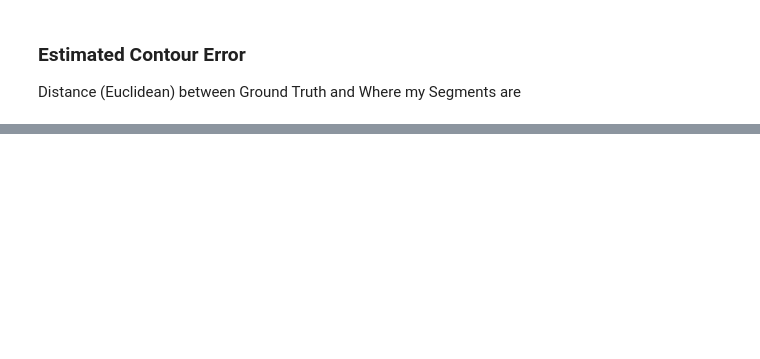
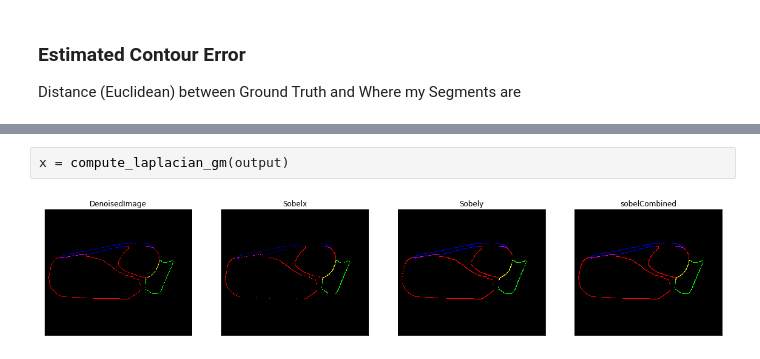
Before and after one commit to simasima121/relaynet_pytorch, a Jupyter notebook: Metrics.ipynb, the cells around one changed output, grey strips where cells are left out. Cells and saved outputs as stored; diff of their text form; blank space fills up the shorter version.

```diff
--- a/Metrics.ipynb
+++ b/Metrics.ipynb
@@ -339,0 +486,4 @@ Distance (Euclidean) between Ground Truth and Where my Segments are
+# %%
+x = compute_laplacian_gm(output)
+# %% [output]
+[figure, added]
```
Also changed, not shown: parts of 15 cells of this notebook.
